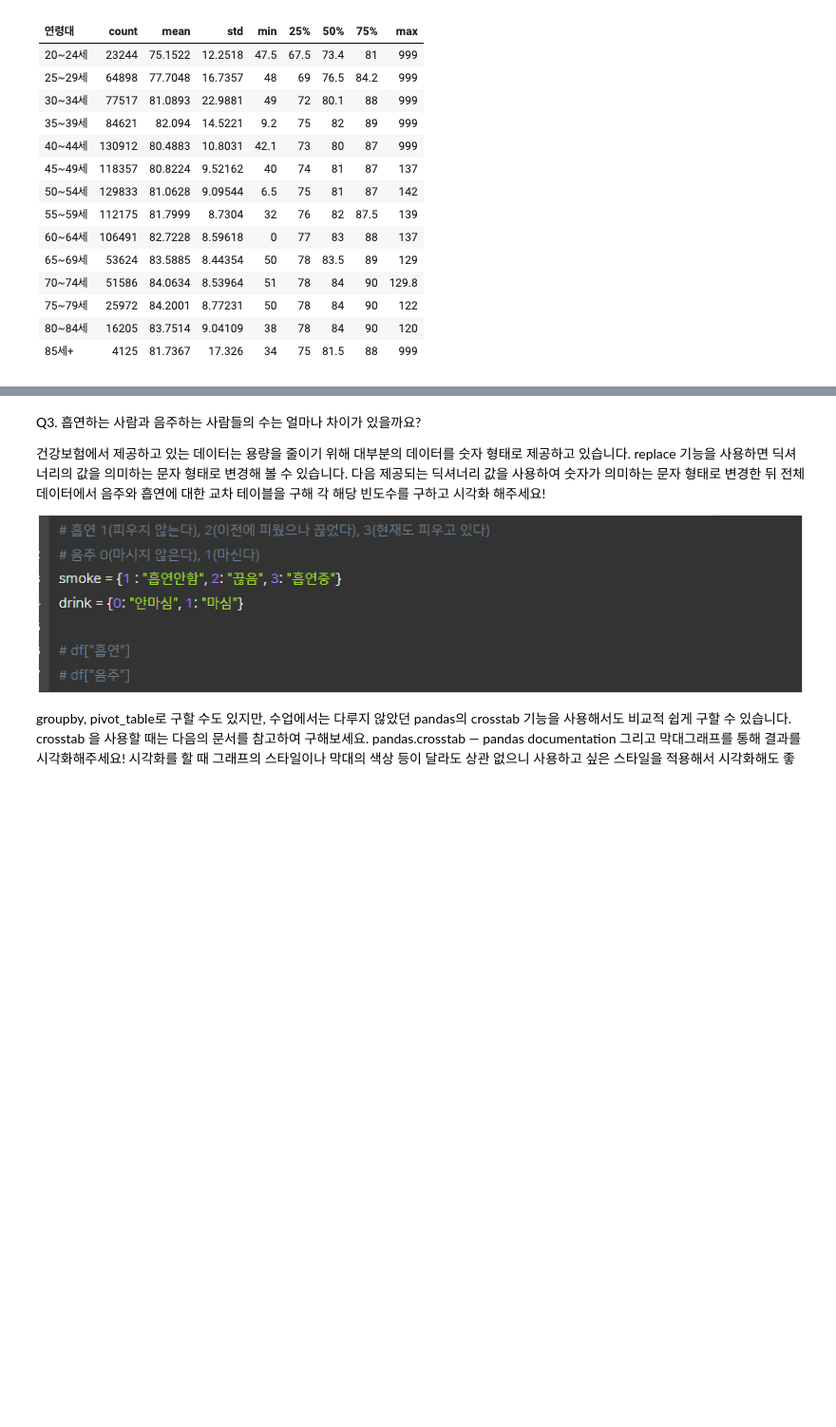
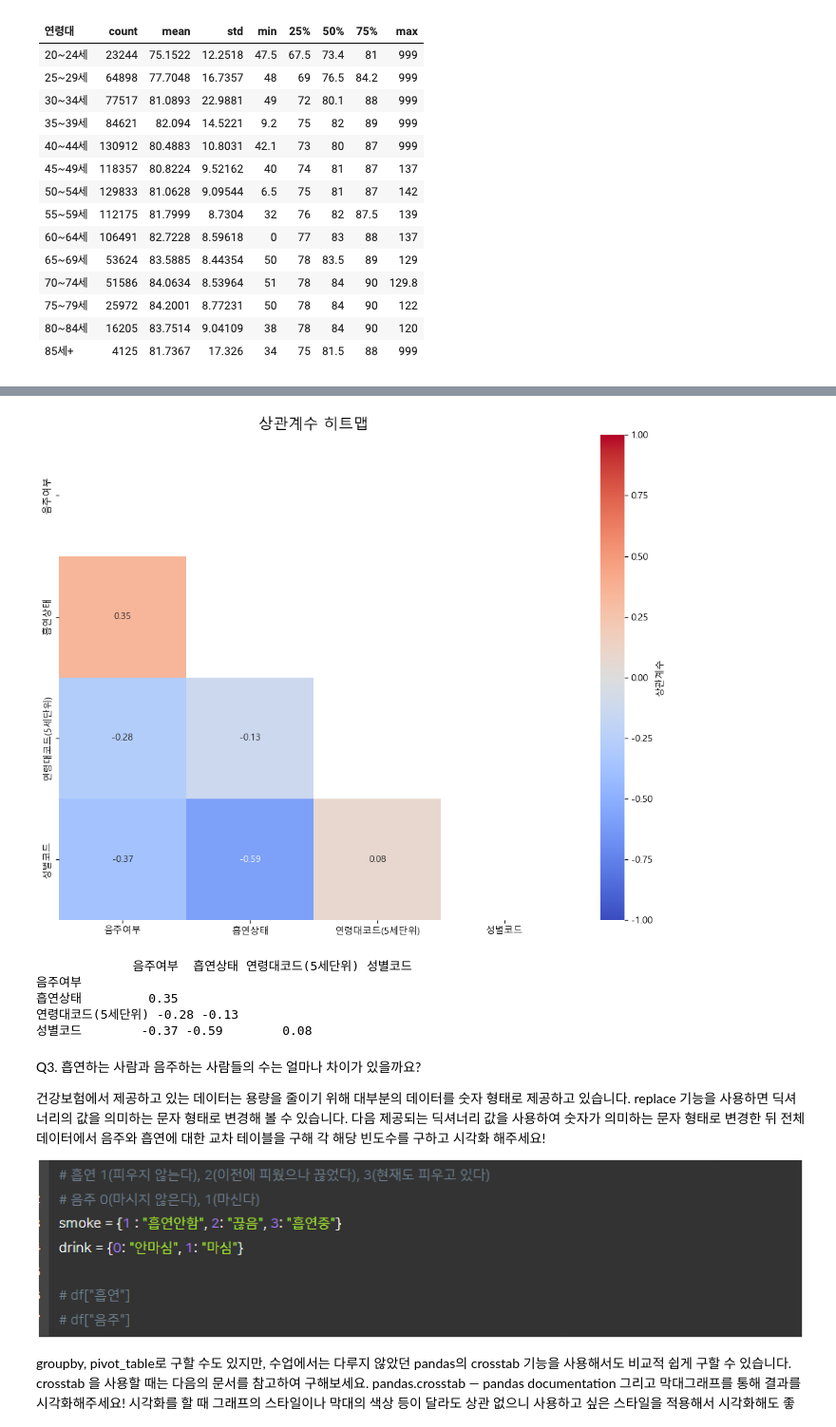
Before and after one commit to croppedeyebrow/CDC_Python_Total_Practice, a Jupyter notebook: boostcouse_data/03.3주차_mission.ipynb, the cells around one changed output, grey strips where cells are left out. Shown at 95% size. Cells and saved outputs as stored; diff of their text form; code cells hidden in the pictures; blank space fills up the shorter version.

```diff
--- a/boostcouse_data/03.3주차_mission.ipynb
+++ b/boostcouse_data/03.3주차_mission.ipynb
@@ -22,6 +77,75 @@ Q1. 연령대별 허리둘레에 대한 기술통계를 구하려고 합니다.
 🔽 출력 예시
 
 ![image.png](attachment:image.png)
+# %%
+# 필요한 라이브러리 불러오기
+import pandas as pd  # 데이터 처리를 위한 pandas
+import numpy as np   # 수치 계산을 위한 numpy
+import seaborn as sns  # 데이터 시각화를 위한 seaborn
+import matplotlib.pyplot as plt  # 그래프 생성을 위한 matplotlib
+from matplotlib import font_manager, rc  # 폰트 설정을 위한 모듈
+
+# 한글 폰트 설정 (윈도우의 경우)
+plt.rcParams['font.family'] = 'Malgun Gothic'
+# macOS 사용자의 경우 아래 줄의 주석을 제거하고 위 줄을 주석 처리하세요
+# plt.rcParams['font.family'] = 'AppleGothic'
+
+# 그래프에서 마이너스 기호가 깨지는 것을 방지
+plt.rcParams['axes.unicode_minus'] = False
+
+# 상관계수 행렬 데이터 생성 (하단 삼각형만)
+# 빈 문자열('')은 히트맵에서 빈 칸으로 표시됩니다
+data = [
+    ['', '', '', ''],          # 첫 번째 행: 모두 빈 칸
+    [0.35, '', '', ''],        # 두 번째 행: 첫 번째 열만 값 있음
+    [-0.28, -0.13, '', ''],    # 세 번째 행: 첫 번째, 두 번째 열만 값 있음
+    [-0.37, -0.59, 0.08, '']   # 네 번째 행: 첫 번째, 두 번째, 세 번째 열만 값 있음
+]
+
+# 열과 행의 이름 설정
+columns = ['음주여부', '흡연상태', '연령대코드(5세단위)', '성별코드']
+
+# 데이터프레임 생성
+df = pd.DataFrame(data, columns=columns, index=columns)
+
+# 그래프 크기 설정
+plt.figure(figsize=(10, 8))
+
+# 숫자 데이터만 추출하여 새로운 데이터프레임 생성
+# 빈 문자열은 NaN(Not a Number)으로 변환됩니다
+numeric_data = df.applymap(lambda x: float(x) if x != '' else np.nan)
+
+# 마스크 생성 (하단 삼각형만 표시하기 위함)
+mask = np.tril(np.ones_like(numeric_data, dtype=bool), k=-1)
+mask = ~mask  # 마스크 반전 (True를 False로, False를 True로)
+
+# 히트맵 생성
+sns.heatmap(numeric_data,  # 색상을 결정할 데이터
+            annot=df,      # 각 셀에 표시할 텍스트
+            mask=mask,     # 마스크 적용 (하단 삼각형만 표시)
+            cmap='coolwarm',  # 색상 맵 설정
+            vmin=-1, vmax=1, center=0,  # 색상 범위 설정
+            fmt='',        # 셀 내부 텍스트 형식 (빈 문자열 그대로 표시)
+            cbar_kws={'label': '상관계수'})  # 컬러바 레이블 설정
+
+# 그래프 제목 설정
+plt.title('상관계수 히트맵', fontsize=16)
+
+# 그래프 레이아웃 조정
+plt.tight_layout()
+
+# 그래프 표시
+plt.show()
+
+# 데이터프레임 출력 (콘솔에서 확인용)
+print(df)
+# %% [output]
+[figure, added]
+             음주여부  흡연상태 연령대코드(5세단위) 성별코드
+음주여부
+흡연상태         0.35
+연령대코드(5세단위) -0.28 -0.13
+성별코드        -0.37 -0.59        0.08
 # %% [markdown]
 Q3. 흡연하는 사람과 음주하는 사람들의 수는 얼마나 차이가 있을까요?
 
```
Also changed, not shown: parts of 5 cells of this notebook.
